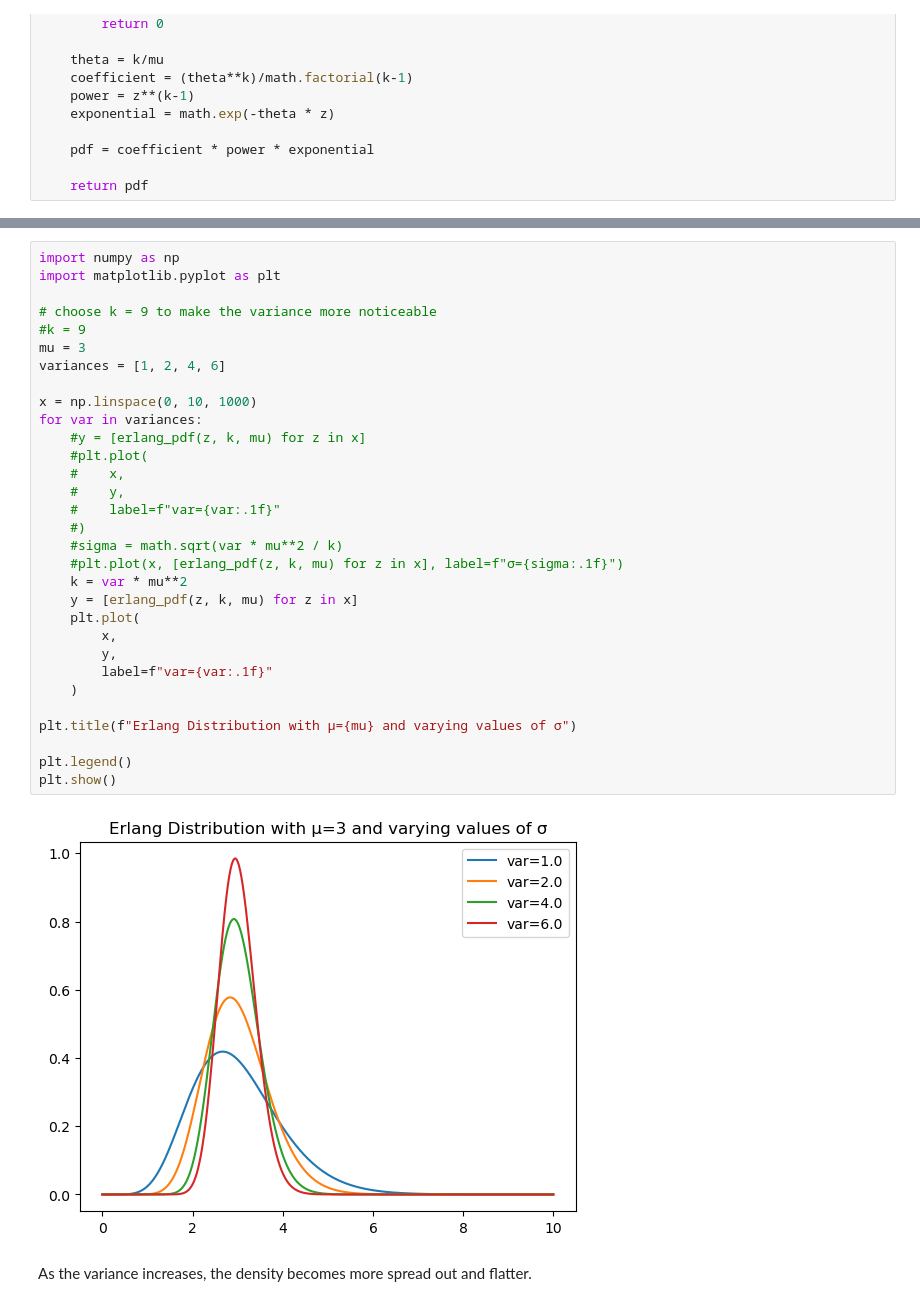
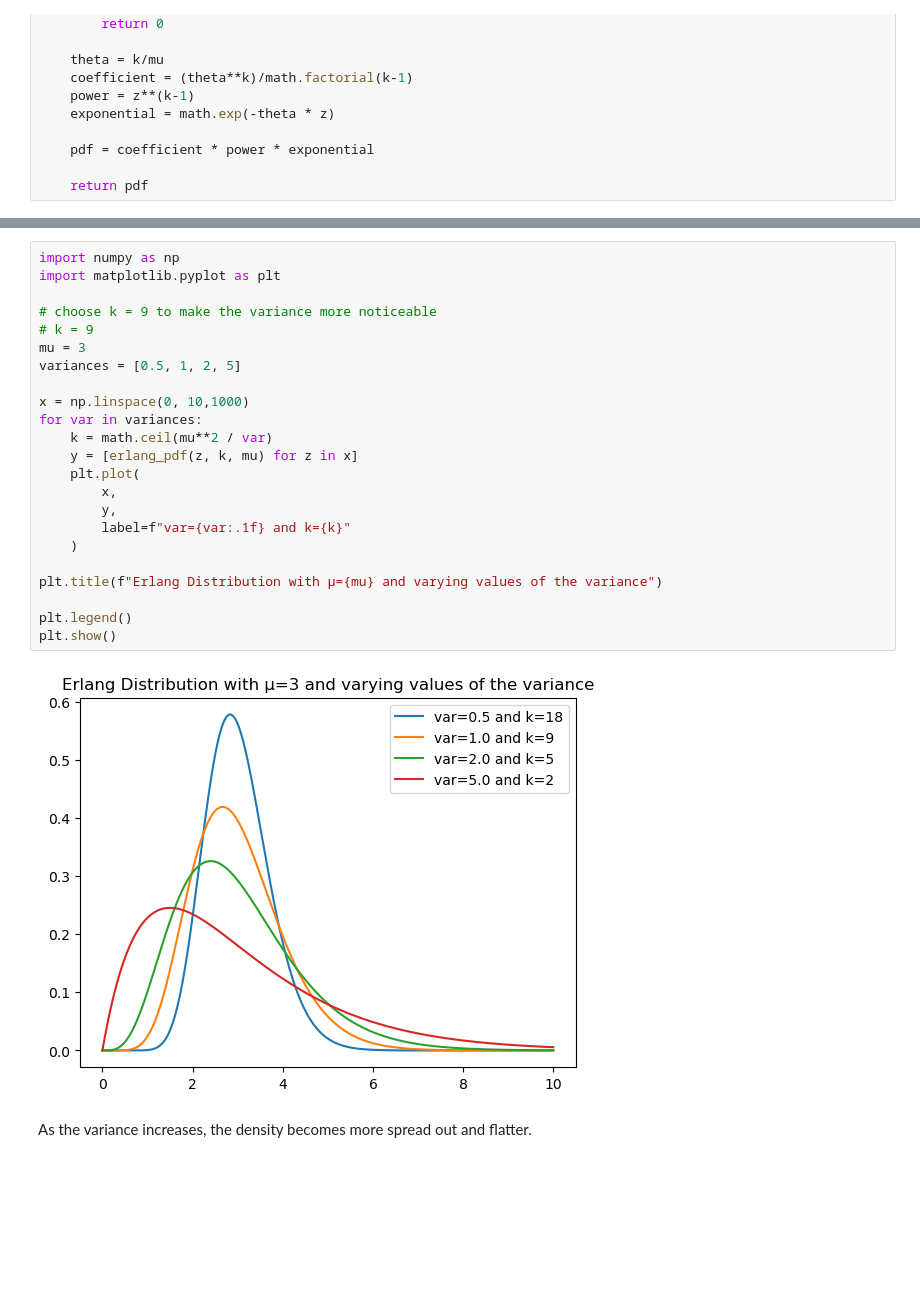
Before and after one commit to justdinhnq/data304, a Jupyter notebook: nguyenquocdinh-300550781-data304-assign1-queues.ipynb, the cells around one changed output, grey strips where cells are left out. Saved outputs shown, nothing was run; the diff lists cells and outputs as text; blank space fills up the shorter version.

```diff
--- a/nguyenquocdinh-300550781-data304-assign1-queues.ipynb
+++ b/nguyenquocdinh-300550781-data304-assign1-queues.ipynb
@@ -90,35 +107,27 @@ Step 4. plots of this reparametrized density with µ = 3 and varying values of t
 # %%
 import numpy as np
 import matplotlib.pyplot as plt
 
 # choose k = 9 to make the variance more noticeable
-#k = 9
+# k = 9
 mu = 3
-variances = [1, 2, 4, 6]
+variances = [0.5, 1, 2, 5]
 
-x = np.linspace(0, 10, 1000)
+x = np.linspace(0, 10,1000)
 for var in variances:
-    #y = [erlang_pdf(z, k, mu) for z in x]
-    #plt.plot(
-    #    x,
-    #    y,
-    #    label=f"var={var:.1f}"
-    #)
-    #sigma = math.sqrt(var * mu**2 / k)
-    #plt.plot(x, [erlang_pdf(z, k, mu) for z in x], label=f"σ={sigma:.1f}")
-    k = var * mu**2
+    k = math.ceil(mu**2 / var)
     y = [erlang_pdf(z, k, mu) for z in x]
     plt.plot(
         x,
         y,
-        label=f"var={var:.1f}"
+        label=f"var={var:.1f} and k={k}"
     )
 
-plt.title(f"Erlang Distribution with μ={mu} and varying values of σ")
+plt.title(f"Erlang Distribution with μ={mu} and varying values of the variance")
 
 plt.legend()
 plt.show()
 # %% [output]
-[figure, old version]
+[figure, new version]
 # %% [markdown]
 As the variance increases, the density becomes more spread out and flatter.
```
Also changed, not shown: parts of 1 cell of this notebook.
